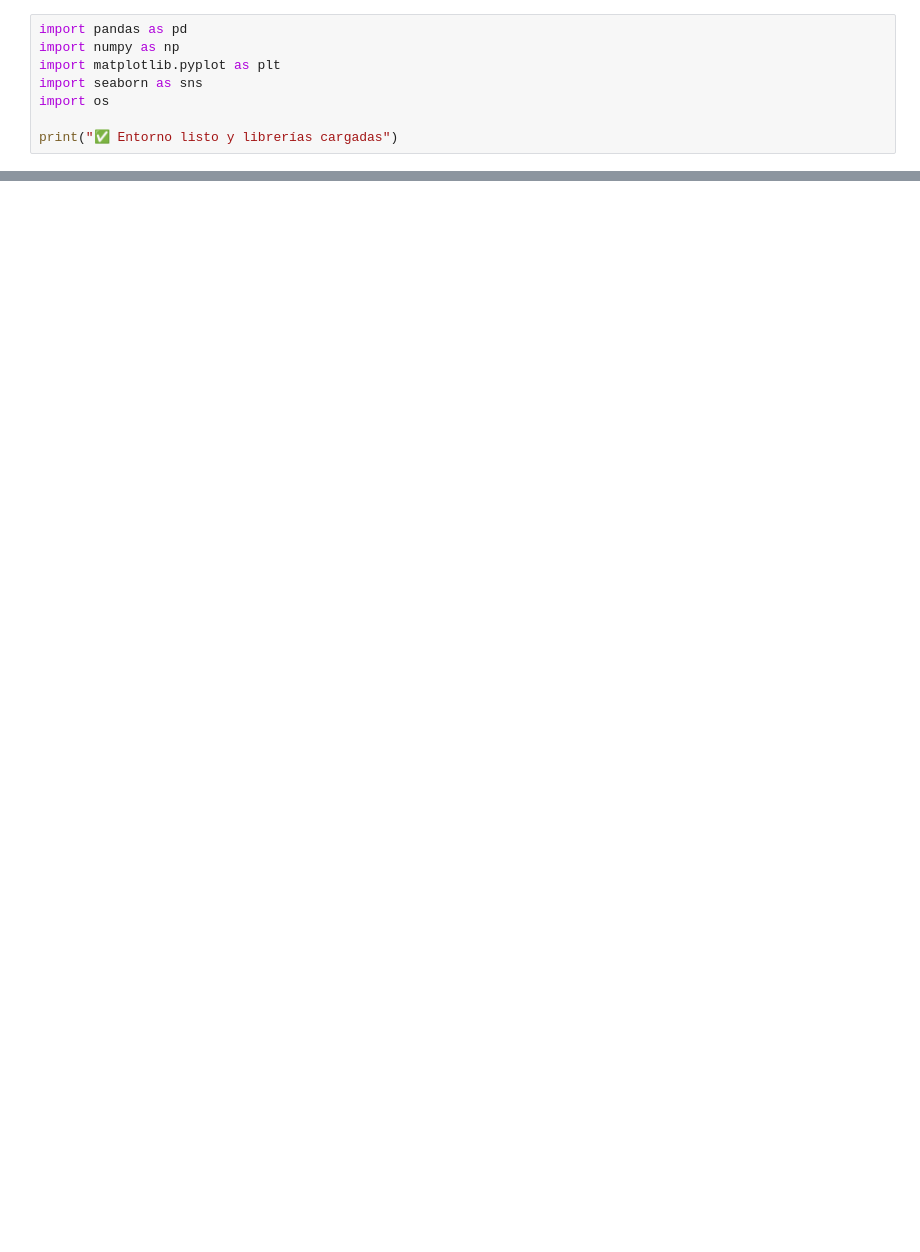
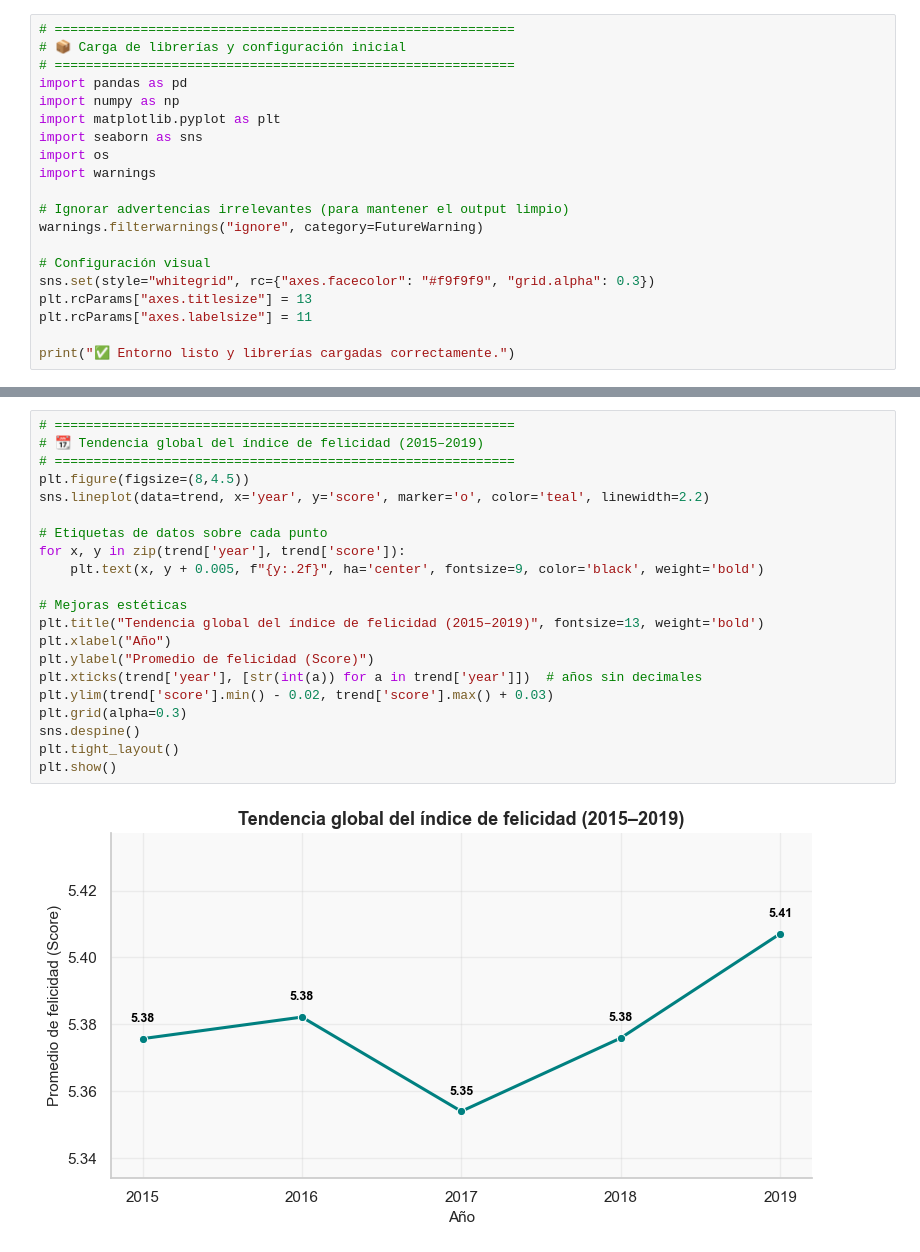
Before and after one commit to Crisfunky01/world-happiness-eda, a Jupyter notebook: notebooks/01_data_cleaning_and_eda.ipynb, the cells around one changed output, grey strips where cells are left out. Cells and saved outputs as stored; diff of their text form; blank space fills up the shorter version.

```diff
--- a/notebooks/01_data_cleaning_and_eda.ipynb
+++ b/notebooks/01_data_cleaning_and_eda.ipynb
@@ -1,9 +8,21 @@
 # %%
+# ===========================================================
+# 📦 Carga de librerías y configuración inicial
+# ===========================================================
 import pandas as pd
 import numpy as np
 import matplotlib.pyplot as plt
 import seaborn as sns
 import os
+import warnings
 
-print("✅ Entorno listo y librerías cargadas")
+# Ignorar advertencias irrelevantes (para mantener el output limpio)
+warnings.filterwarnings("ignore", category=FutureWarning)
+
+# Configuración visual
+sns.set(style="whitegrid", rc={"axes.facecolor": "#f9f9f9", "grid.alpha": 0.3})
+plt.rcParams["axes.titlesize"] = 13
+plt.rcParams["axes.labelsize"] = 11
+
+print("✅ Entorno listo y librerías cargadas correctamente.")
 # %% [output]
@@ -392,0 +255,23 @@ for year in ['2015', '2016', '2017', '2018', '2019']:
+# %%
+# ===========================================================
+# 📆 Tendencia global del índice de felicidad (2015–2019)
+# ===========================================================
+plt.figure(figsize=(8,4.5))
+sns.lineplot(data=trend, x='year', y='score', marker='o', color='teal', linewidth=2.2)
+
+# Etiquetas de datos sobre cada punto
+for x, y in zip(trend['year'], trend['score']):
+    plt.text(x, y + 0.005, f"{y:.2f}", ha='center', fontsize=9, color='black', weight='bold')
+
+# Mejoras estéticas
+plt.title("Tendencia global del índice de felicidad (2015–2019)", fontsize=13, weight='bold')
+plt.xlabel("Año")
+plt.ylabel("Promedio de felicidad (Score)")
+plt.xticks(trend['year'], [str(int(a)) for a in trend['year']])  # años sin decimales
+plt.ylim(trend['score'].min() - 0.02, trend['score'].max() + 0.03)
+plt.grid(alpha=0.3)
+sns.despine()
+plt.tight_layout()
+plt.show()
+# %% [output]
+[figure, added]
```
Also changed, not shown: parts of 30 cells of this notebook.
